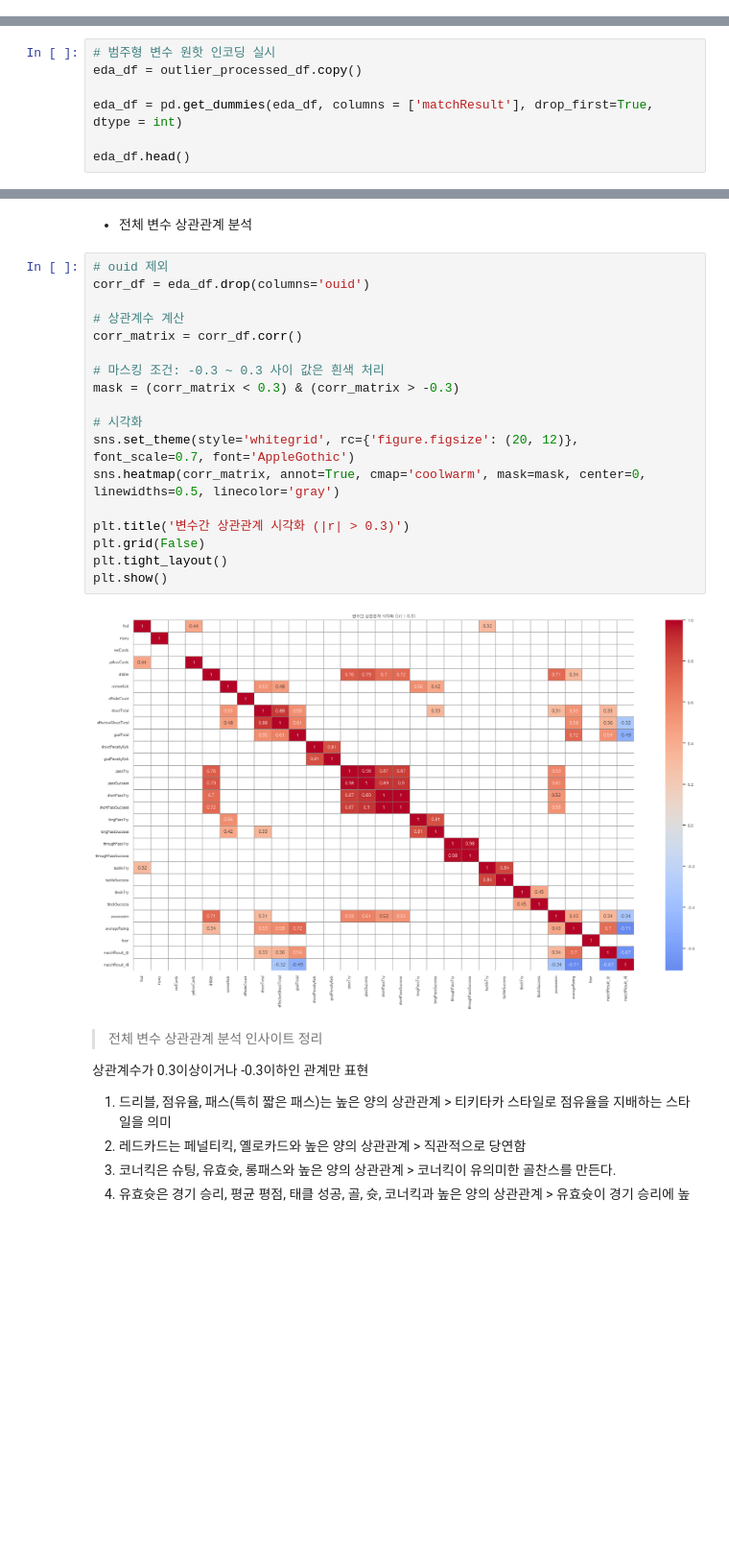
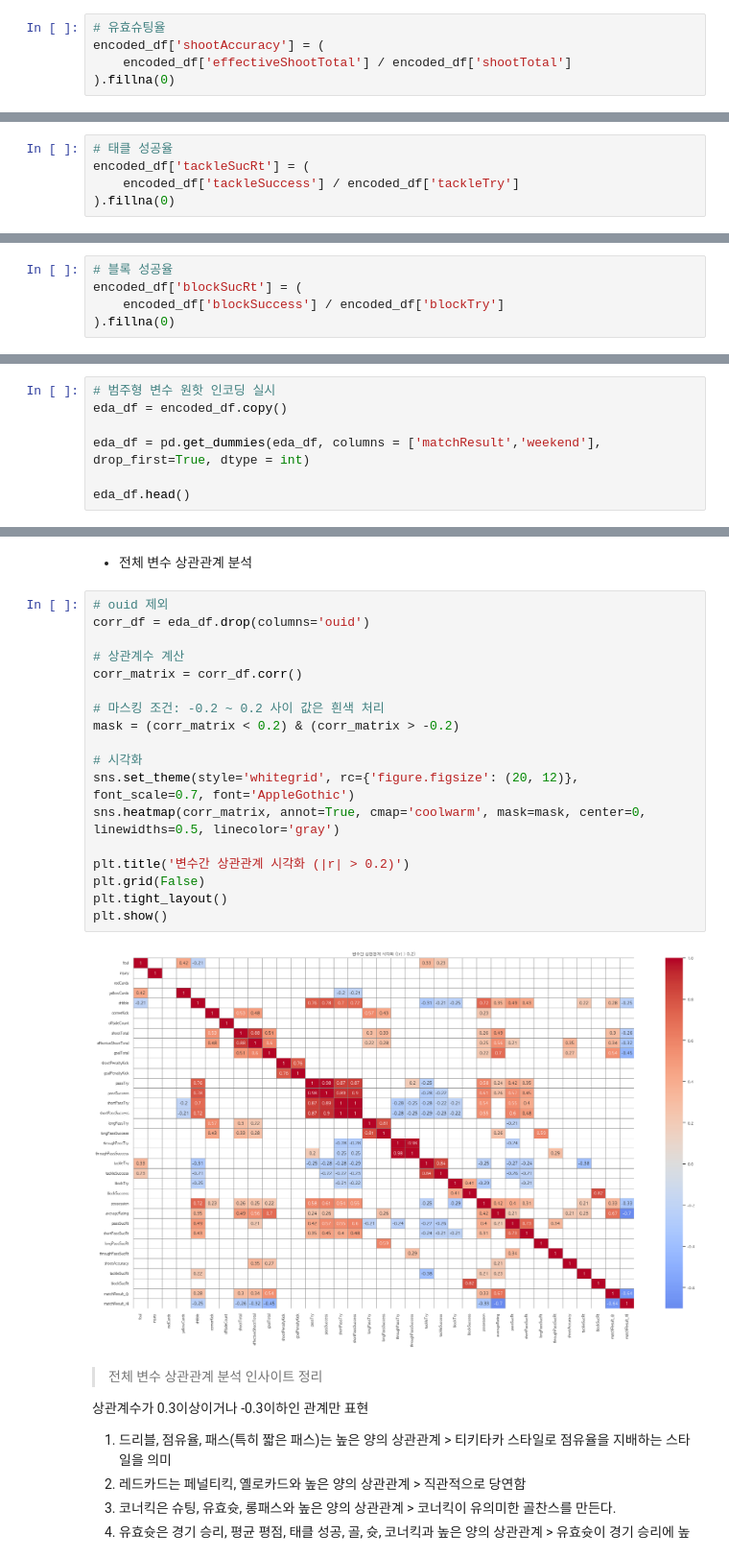
Before and after one commit to harrym8n/Proj_FC_Online, a Jupyter notebook: fconline_build_model.ipynb, the cells around one changed output, grey strips where cells are left out. Shown at 96% size. Drawn from its saved outputs; the diff is of its cells as text; blank space fills up the shorter version.

Commit message:
Process more experiments for ML models

```diff
--- a/fconline_build_model.ipynb
+++ b/fconline_build_model.ipynb
@@ -551,0 +600,5 @@ outlier_processed_df.head()
+# %%
+# 유효슈팅율
+encoded_df['shootAccuracy'] = (
+    encoded_df['effectiveShootTotal'] / encoded_df['shootTotal']
+).fillna(0)
@@ -551,0 +607,5 @@ outlier_processed_df.head()
+# %%
+# 태클 성공율
+encoded_df['tackleSucRt'] = (
+    encoded_df['tackleSuccess'] / encoded_df['tackleTry']
+).fillna(0)
@@ -551,0 +614,5 @@ outlier_processed_df.head()
+# %%
+# 블록 성공율
+encoded_df['blockSucRt'] = (
+    encoded_df['blockSuccess'] / encoded_df['blockTry']
+).fillna(0)
@@ -556,8 +630,8 @@ outlier_processed_df.head()
 # %%
 # 범주형 변수 원핫 인코딩 실시
-eda_df = outlier_processed_df.copy()
+eda_df = encoded_df.copy()
 
-eda_df = pd.get_dummies(eda_df, columns = ['matchResult'], drop_first=True, dtype = int)
+eda_df = pd.get_dummies(eda_df, columns = ['matchResult','weekend'], drop_first=True, dtype = int)
 
 eda_df.head()
 # %% [output]
@@ -575,23 +649,23 @@ eda_df.head()
 # %%
 # ouid 제외
 corr_df = eda_df.drop(columns='ouid')
 
 # 상관계수 계산
 corr_matrix = corr_df.corr()
 
-# 마스킹 조건: -0.3 ~ 0.3 사이 값은 흰색 처리
-mask = (corr_matrix < 0.3) & (corr_matrix > -0.3)
+# 마스킹 조건: -0.2 ~ 0.2 사이 값은 흰색 처리
+mask = (corr_matrix < 0.2) & (corr_matrix > -0.2)
 
 # 시각화
 sns.set_theme(style='whitegrid', rc={'figure.figsize': (20, 12)}, font_scale=0.7, font='AppleGothic')
 sns.heatmap(corr_matrix, annot=True, cmap='coolwarm', mask=mask, center=0, linewidths=0.5, linecolor='gray')
 
-plt.title('변수간 상관관계 시각화 (|r| > 0.3)')
+plt.title('변수간 상관관계 시각화 (|r| > 0.2)')
 plt.grid(False)
 plt.tight_layout()
 plt.show()
 # %% [output]
-[figure, old version]
+[figure, new version]
 # %% [markdown]
 > 전체 변수 상관관계 분석 인사이트 정리
 
```
Also changed, not shown: parts of 127 cells of this notebook, 6 other files.
